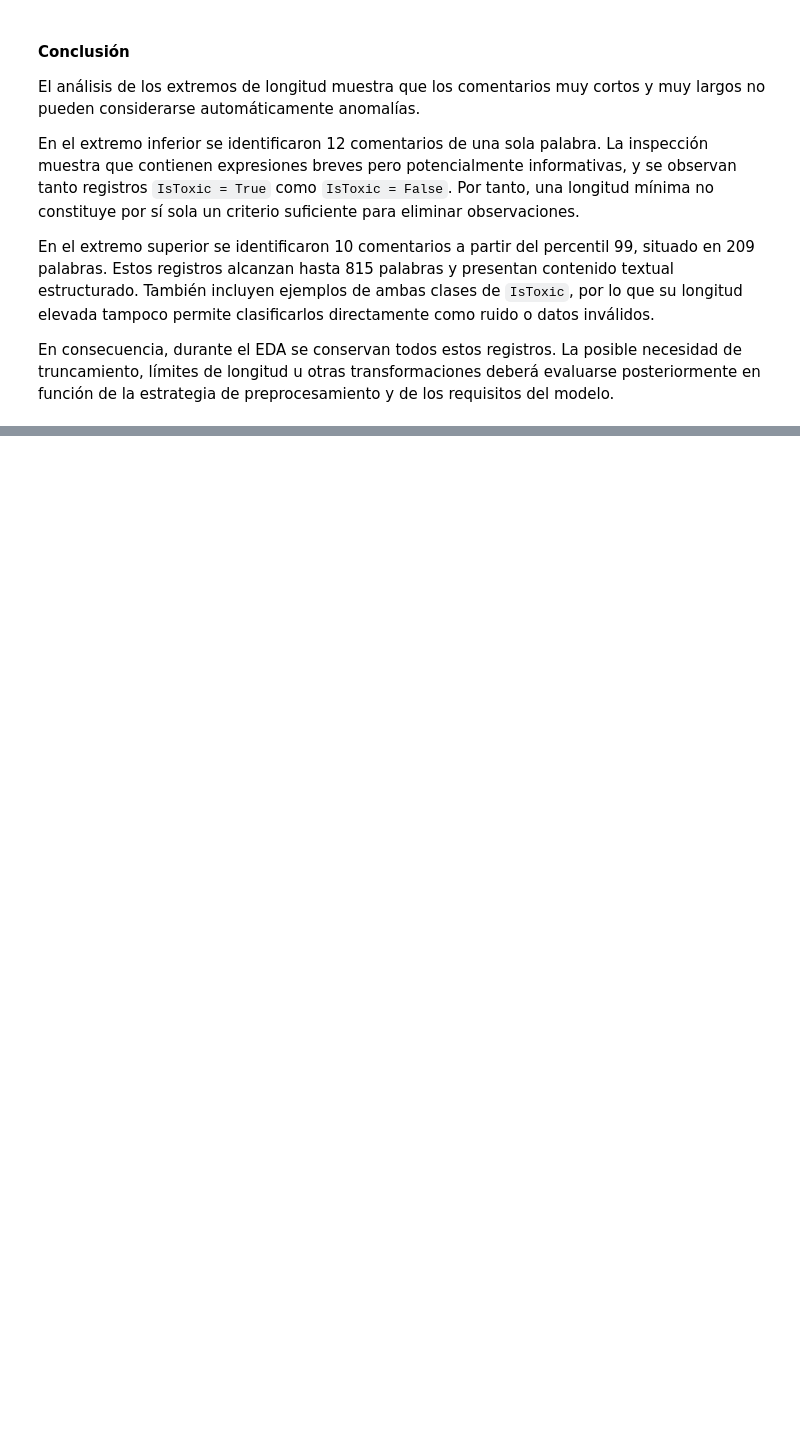
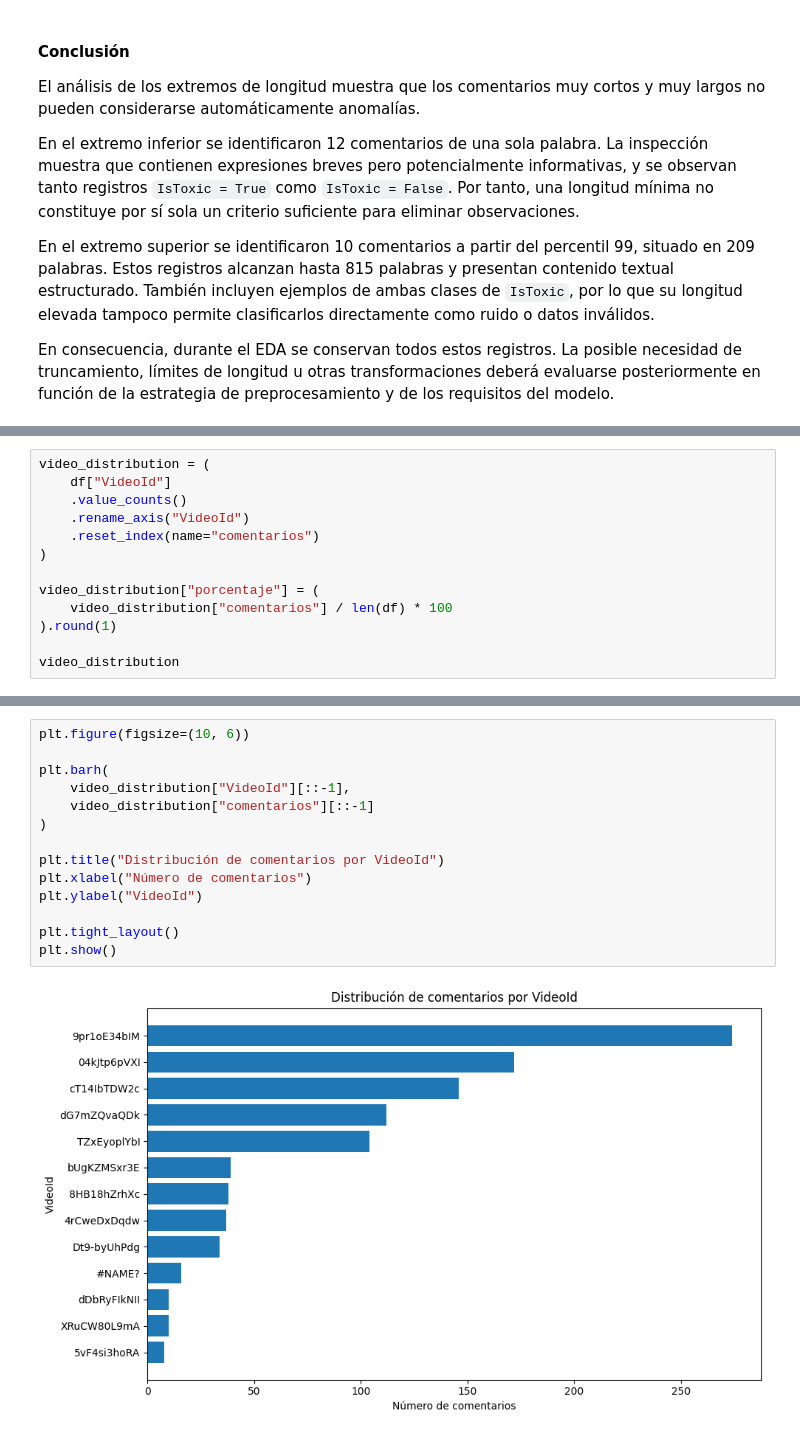
Before and after one commit to Bootcamp-IA-MAD-P7/proyecto9-grupo3, a Jupyter notebook: notebooks/01_eda.ipynb, the cells around one changed output, grey strips where cells are left out. Saved outputs shown, nothing was run; the diff lists cells and outputs as text; blank space fills up the shorter version.

```diff
--- a/notebooks/01_eda.ipynb
+++ b/notebooks/01_eda.ipynb
@@ -1246,0 +1433,13 @@ En consecuencia, durante el EDA se conservan todos estos registros. La posible n
+# %%
+video_distribution = (
+    df["VideoId"]
+    .value_counts()
+    .rename_axis("VideoId")
+    .reset_index(name="comentarios")
+)
+
+video_distribution["porcentaje"] = (
+    video_distribution["comentarios"] / len(df) * 100
+).round(1)
+
+video_distribution
@@ -1246,0 +1461,16 @@ En consecuencia, durante el EDA se conservan todos estos registros. La posible n
+# %%
+plt.figure(figsize=(10, 6))
+
+plt.barh(
+    video_distribution["VideoId"][::-1],
+    video_distribution["comentarios"][::-1]
+)
+
+plt.title("Distribución de comentarios por VideoId")
+plt.xlabel("Número de comentarios")
+plt.ylabel("VideoId")
+
+plt.tight_layout()
+plt.show()
+# %% [output]
+[figure, added]
```
Also changed, not shown: parts of 37 cells of this notebook.
